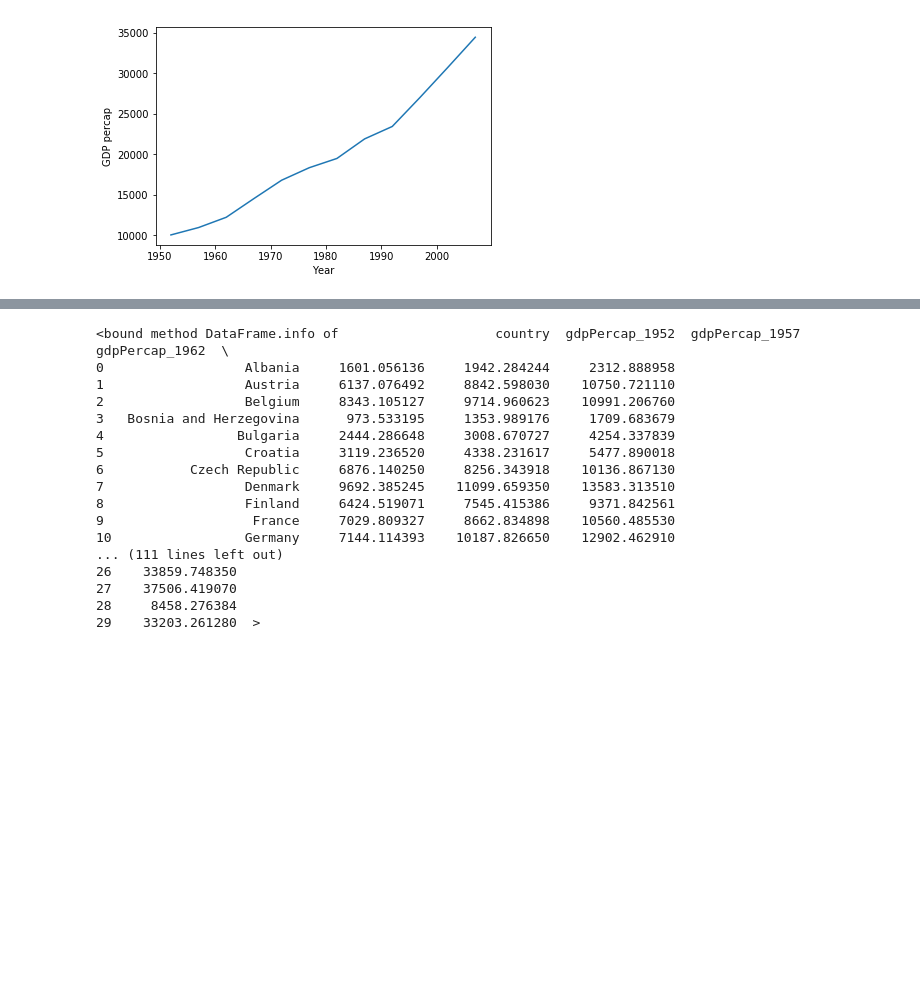
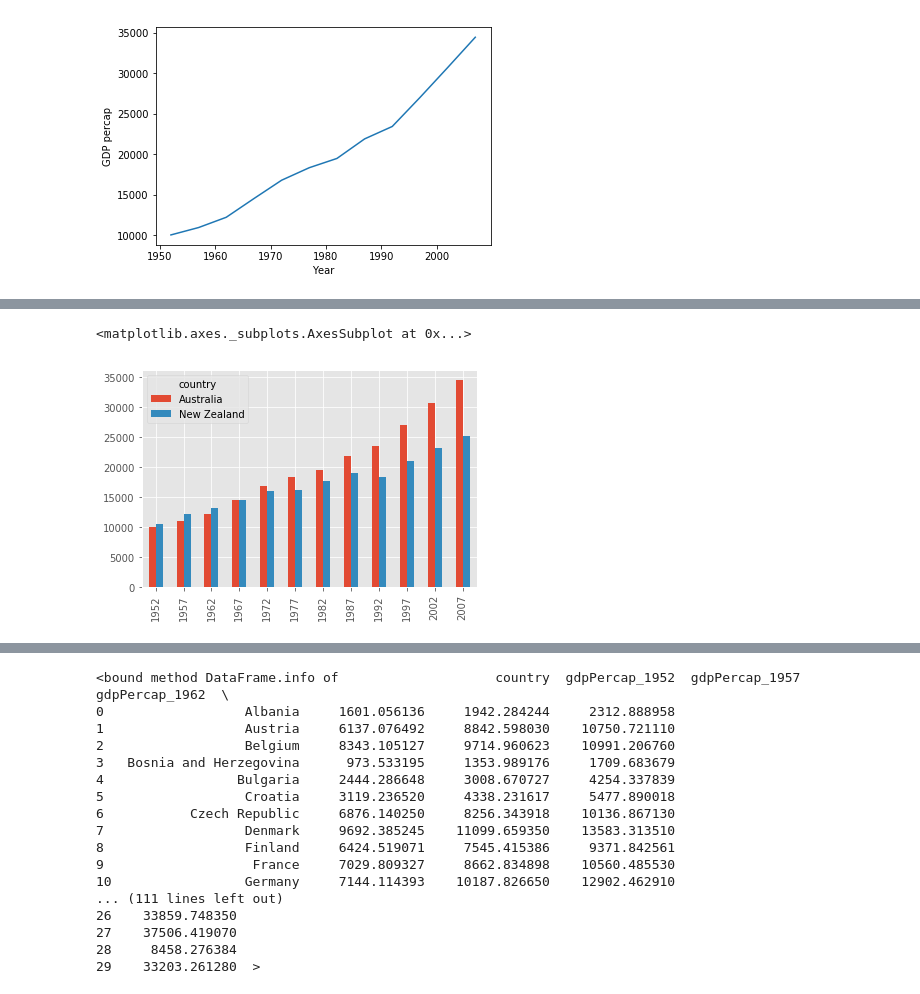
Before and after one commit to erezaei/Python-Day2, a Jupyter notebook: code/Day2_code.ipynb, the cells around one changed output, grey strips where cells are left out. Cells and saved outputs as stored; diff of their text form; code cells hidden in the pictures; blank space fills up the shorter version.

```diff
--- a/code/Day2_code.ipynb
+++ b/code/Day2_code.ipynb
@@ -119,0 +120,7 @@ plt.ylabel('GDP percar')
+# %%
+plt.style.use('ggplot')
+# %%
+data.T.plot(kind='bar')
+# %% [output]
+<matplotlib.axes._subplots.AxesSubplot at 0x...>
+[figure, added]
```
Also changed, not shown: parts of 14 cells of this notebook.
